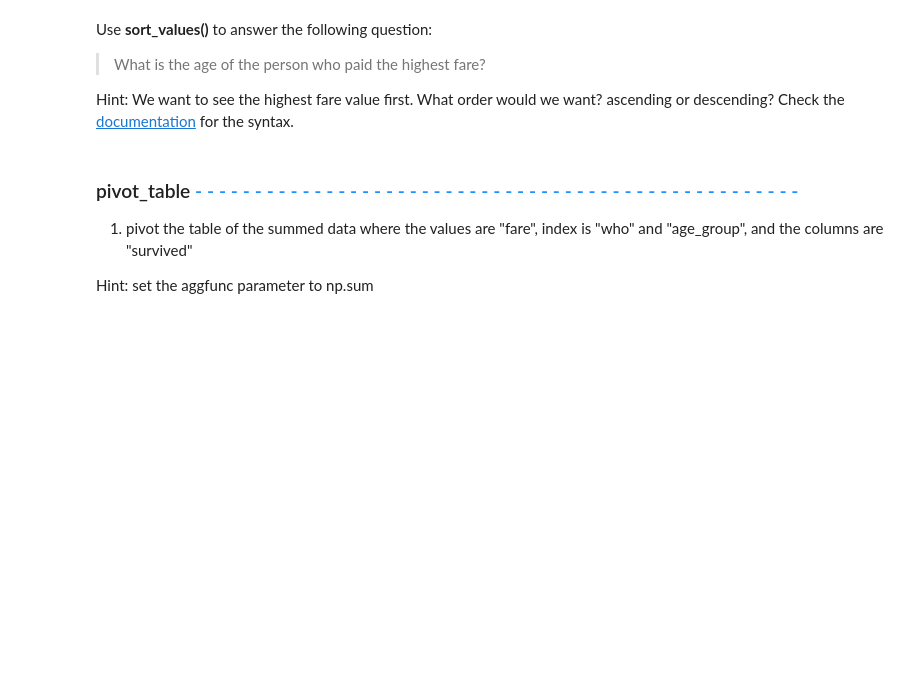
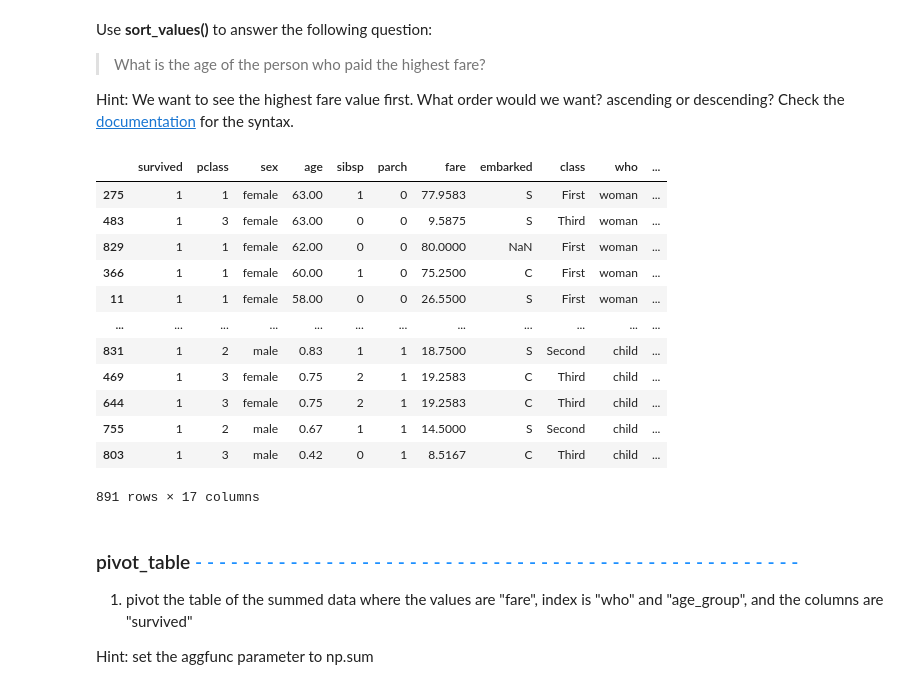
Before and after one commit to HarshalaS6/DataManipulation, a Jupyter notebook: DataManipulationWorkbook.ipynb, the cells around one changed output. Cells and saved outputs as stored; diff of their text form; code cells hidden in the pictures; blank space fills up the shorter version.

```diff
--- a/DataManipulationWorkbook.ipynb
+++ b/DataManipulationWorkbook.ipynb
@@ -393,5 +397,27 @@ Sometimes you might want to create a new column based on combining multiple colu
 # %%
 # Code the new "age_group" column function here:
+
+def age_groups(series):
+    if series <20:
+        return "0-19 years"
+    elif 20 <= series < 30:
+        return "20-29 years"
+    elif 30 <= series < 40:
+        return "30-39 years"
+    elif 40 <= series < 50:
+        return "40-49 years"
+    elif 50 <= series < 60:
+        return "50-59 years"
+    elif 60 <= series < 70:
+        return "60-69 years"
+    elif 70 <= series < 80:
+        return "70-79 years"
+    elif 80 <= series < 90:
+        return "80-89 years"
+    else:
+        return "no data"
+
+data["age_group"] = data["age"].apply(age_groups)
 # %% [markdown]
 <span style="background-color:dodgerblue; color:dodgerblue;">- - - - - - - - - - - - - - - - - - - - - - - - - - - - - - - - - - - - - - - - - - - - - - - - - - - - - - - - - - - - - - - - - - - - - - - - - - - - - - - - - - - - - - - - -</span>
 # %% [markdown]
@@ -416,9 +442,23 @@ Use **sort_values()** to answer the following question:
 Hint: We want to see the highest fare value first. What order would we want? ascending or descending?  Check the [documentation](https://pandas.pydata.org/docs/reference/api/pandas.DataFrame.sort_values.html?highlight=sort_values#pandas.DataFrame.sort_values) for the syntax.
 # %%
 # Code your sort_values here:
-
-
+sort_data = data.sort_values(by=["who","age"], ascending = False)
 # Run your table here:
+sort_data
+# %% [output]
+|  | survived | pclass | sex | age | sibsp | parch | fare | embarked | class | who | ... |
+| 275 | 1 | 1 | female | 63.00 | 1 | 0 | 77.9583 | S | First | woman | ... |
+| 483 | 1 | 3 | female | 63.00 | 0 | 0 | 9.5875 | S | Third | woman | ... |
+| 829 | 1 | 1 | female | 62.00 | 0 | 0 | 80.0000 | NaN | First | woman | ... |
+| 366 | 1 | 1 | female | 60.00 | 1 | 0 | 75.2500 | C | First | woman | ... |
+| 11 | 1 | 1 | female | 58.00 | 0 | 0 | 26.5500 | S | First | woman | ... |
+| ... | ... | ... | ... | ... | ... | ... | ... | ... | ... | ... | ... |
+| 831 | 1 | 2 | male | 0.83 | 1 | 1 | 18.7500 | S | Second | child | ... |
+| 469 | 1 | 3 | female | 0.75 | 2 | 1 | 19.2583 | C | Third | child | ... |
+| 644 | 1 | 3 | female | 0.75 | 2 | 1 | 19.2583 | C | Third | child | ... |
+| 755 | 1 | 2 | male | 0.67 | 1 | 1 | 14.5000 | S | Second | child | ... |
+| 803 | 1 | 3 | male | 0.42 | 0 | 1 | 8.5167 | C | Third | child | ... |
+891 rows × 17 columns
 # %% [markdown]
 ### pivot_table <span style="color:dodgerblue;"> - - - - - - - - - - - - - - - - - - - - - - - - - - - - - - - - - - - - - - - - - - - - - - - - - - - </span>
 1. pivot the table of the summed data where the values are "fare", index is "who" and "age_group", and the columns are "survived"
```
Also changed, not shown: parts of 5 cells of this notebook.
